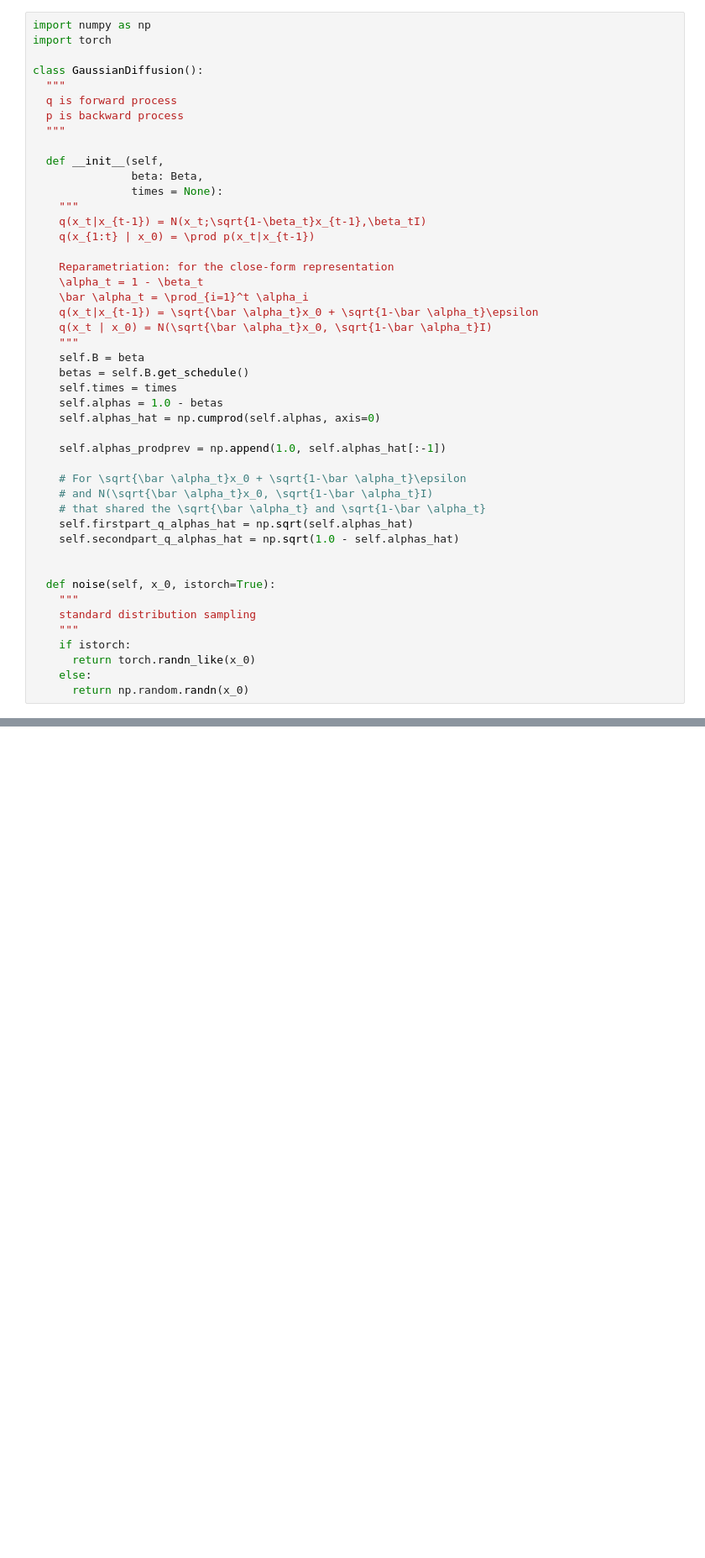
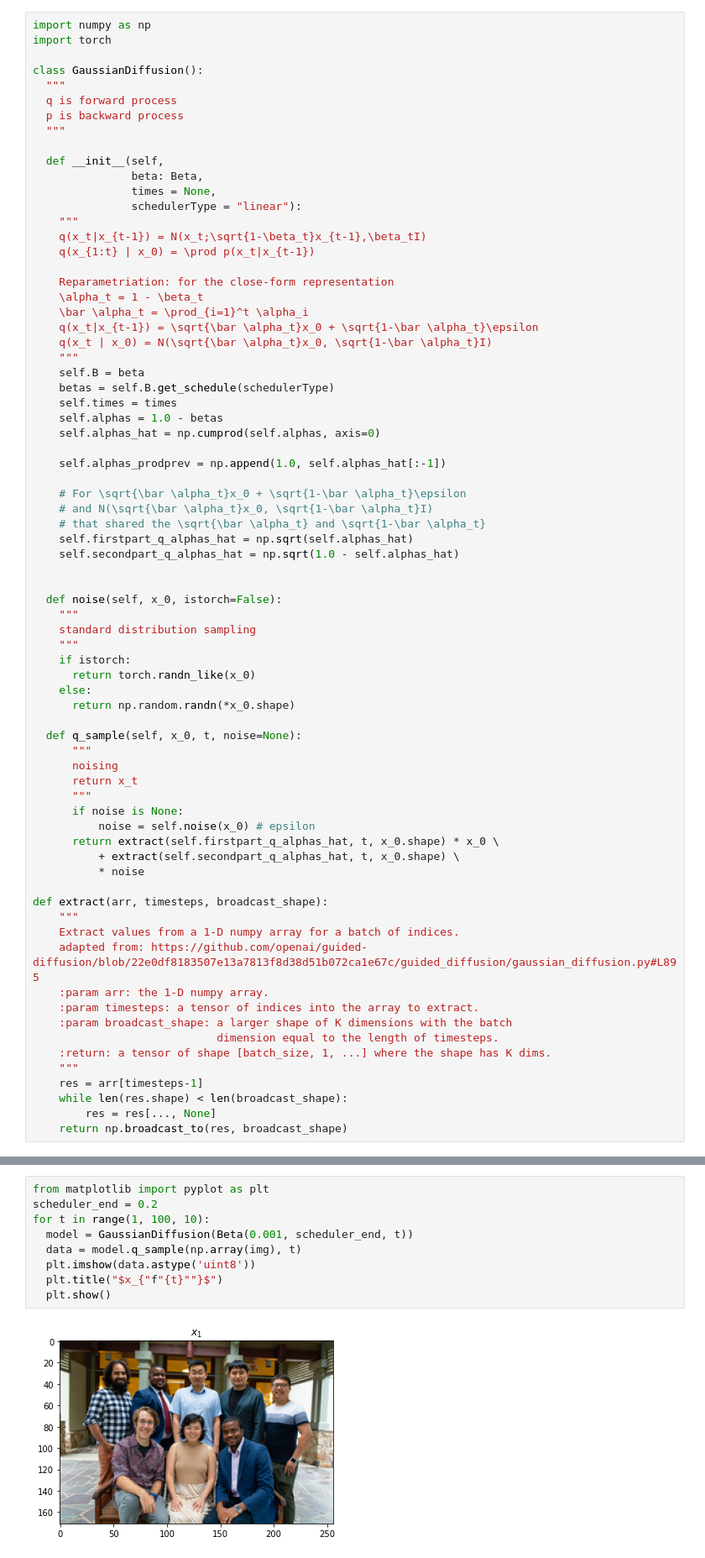
Before and after one commit to sunnyanthony/diffusion_playground, a Jupyter notebook: diffusion.ipynb, the cells around one changed output, grey strips where cells are left out. Shown at 84% size. Drawn from its saved outputs; the diff is of its cells as text; blank space fills up the shorter version.

Commit message:
diffuse image in different steps

```diff
--- a/diffusion.ipynb
+++ b/diffusion.ipynb
@@ -42,7 +42,8 @@ class GaussianDiffusion():
 
   def __init__(self,
                beta: Beta,
-               times = None):
+               times = None,
+               schedulerType = "linear"):
     """
     q(x_t|x_{t-1}) = N(x_t;\sqrt{1-\beta_t}x_{t-1},\beta_tI)
     q(x_{1:t} | x_0) = \prod p(x_t|x_{t-1})
@@ -54,7 +55,7 @@ class GaussianDiffusion():
     q(x_t | x_0) = N(\sqrt{\bar \alpha_t}x_0, \sqrt{1-\bar \alpha_t}I)
     """
     self.B = beta
-    betas = self.B.get_schedule()
+    betas = self.B.get_schedule(schedulerType)
     self.times = times
     self.alphas = 1.0 - betas
     self.alphas_hat = np.cumprod(self.alphas, axis=0)
@@ -68,14 +69,40 @@ class GaussianDiffusion():
     self.secondpart_q_alphas_hat = np.sqrt(1.0 - self.alphas_hat)
 
 
-  def noise(self, x_0, istorch=True):
+  def noise(self, x_0, istorch=False):
     """
     standard distribution sampling
     """
     if istorch:
       return torch.randn_like(x_0)
     else:
-      return np.random.randn(x_0)
+      return np.random.randn(*x_0.shape)
+
+  def q_sample(self, x_0, t, noise=None):
+      """
+      noising
+      return x_t
+      """
+      if noise is None:
+          noise = self.noise(x_0) # epsilon
+      return extract(self.firstpart_q_alphas_hat, t, x_0.shape) * x_0 \
+          + extract(self.secondpart_q_alphas_hat, t, x_0.shape) \
+          * noise
+
+def extract(arr, timesteps, broadcast_shape):
+    """
+    Extract values from a 1-D numpy array for a batch of indices.
+    adapted from: https://github.com/openai/guided-diffusion/blob/22e0df8183507e13a7813f8d38d51b072ca1e67c/guided_diffusion/gaussian_diffusion.py#L895
+    :param arr: the 1-D numpy array.
+    :param timesteps: a tensor of indices into the array to extract.
+    :param broadcast_shape: a larger shape of K dimensions with the batch
+                            dimension equal to the length of timesteps.
+    :return: a tensor of shape [batch_size, 1, ...] where the shape has K dims.
+    """
+    res = arr[timesteps-1]
+    while len(res.shape) < len(broadcast_shape):
+        res = res[..., None]
+    return np.broadcast_to(res, broadcast_shape)
 # %%
 class Beta():
   def __init__(self, start, end, times):
@@ -89,3 +116,14 @@ class Beta():
     elif typeof == "cosine":
       raise NotImplementedError(f"build you own cosine scheduler")
     return None
+# %%
+from matplotlib import pyplot as plt
+scheduler_end = 0.2
+for t in range(1, 100, 10):
+  model = GaussianDiffusion(Beta(0.001, scheduler_end, t))
+  data = model.q_sample(np.array(img), t)
+  plt.imshow(data.astype('uint8'))
+  plt.title("$x_{"f"{t}""}$")
+  plt.show()
+# %% [output]
+[figure, added]
```
Also changed, not shown: parts of 1 cell of this notebook.
